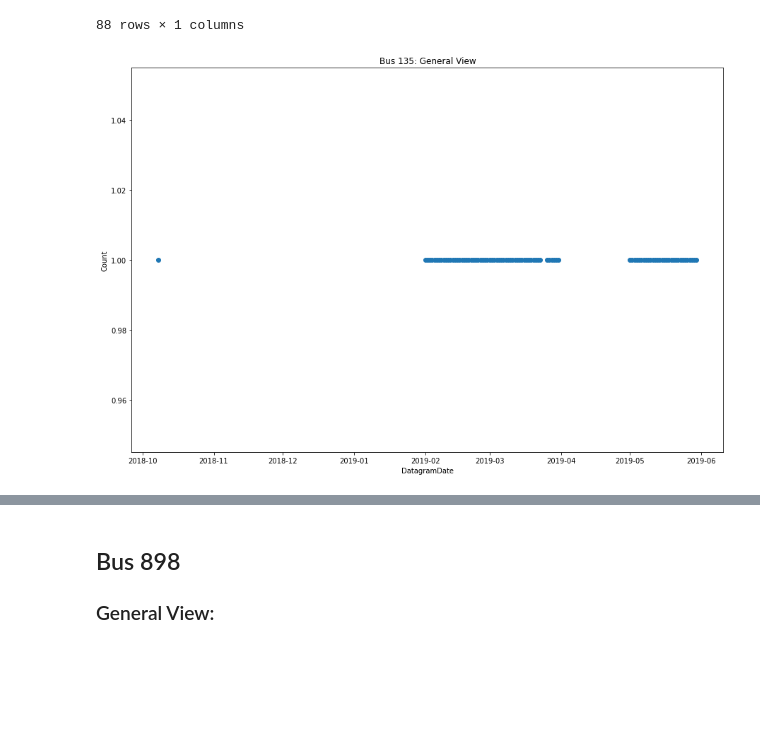
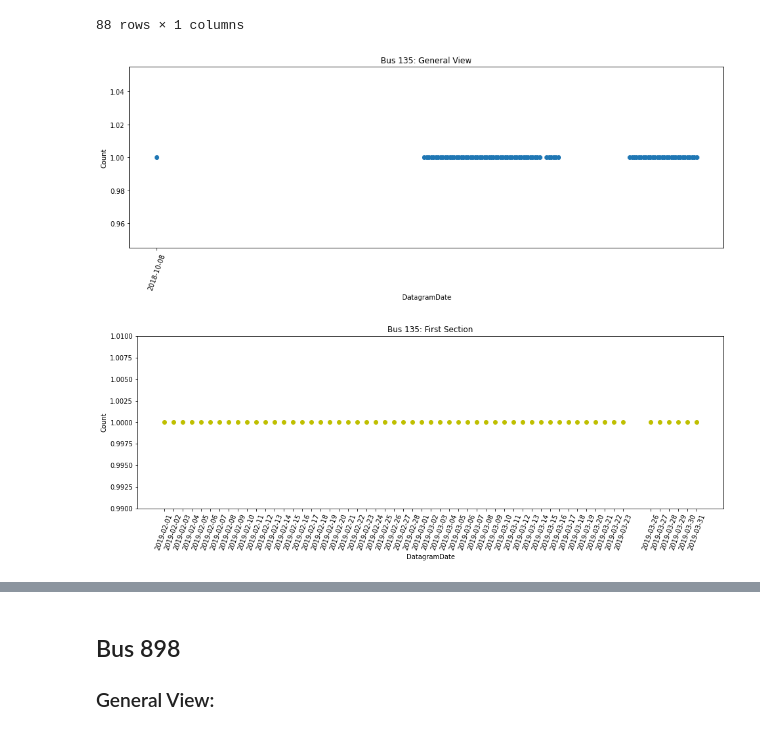
Before and after one commit to manuelq12/PDG-AVIOM-BUS_DIGITAL_TWIN, a Jupyter notebook: Analisis_Exploratorio/Python/AnalisisExploratorio.ipynb, the cells around one changed output, grey strips where cells are left out. Cells and saved outputs as stored; diff of their text form; code cells hidden in the pictures; blank space fills up the shorter version.

```diff
--- a/Analisis_Exploratorio/Python/AnalisisExploratorio.ipynb
+++ b/Analisis_Exploratorio/Python/AnalisisExploratorio.ipynb
@@ -284,3 +321,5 @@ plt.ylim(0.99,1.01)
 plt.show()
 # %% [output]
 [figure]
+# %%
+plt.rc('figure',figsize=(16,5))
@@ -442,12 +744,31 @@ dfBus5_1
 # %%
 size = dfBus5_1.size
 y2 = [(x/x) for x in range (1,size+1)]
 x2 = dfBus5_1['DatagramDate']
 fig,ax2 = plt.subplots()
 ax2.scatter(x2,y2)
 ax2.set_xlabel("DatagramDate")
 ax2.set_ylabel("Count")
 ax2.set_title("Bus 135: General View")
+ax2.set_xticks(x2[:1])
+plt.xticks(rotation = 70)
 plt.show()
 # %% [output]
-[figure, old version]
+[figure, new version]
+# %%
+y2 = [(x/x) for x in range (1,58)]
+x2 = dfBus5_1['DatagramDate'].iloc[1:58]
+startDate = dfBus5_1['DatagramDate'].iloc[1]
+finishDate = dfBus5_1['DatagramDate'].iloc[57]
+fig,ax2 = plt.subplots()
+ax2.scatter(x2,y2,c ="y")
+ax2.set_xlabel("DatagramDate")
+ax2.set_ylabel("Count")
+ax2.set_title("Bus 135: First Section")
+ax2.set_xticks(x2)
+plt.xticks(rotation = 70)
+plt.subplots_adjust(bottom = 0.15)
+plt.ylim(0.99,1.01)
+plt.show()
+# %% [output]
+[figure, added]
```
Also changed, not shown: parts of 41 cells of this notebook.
